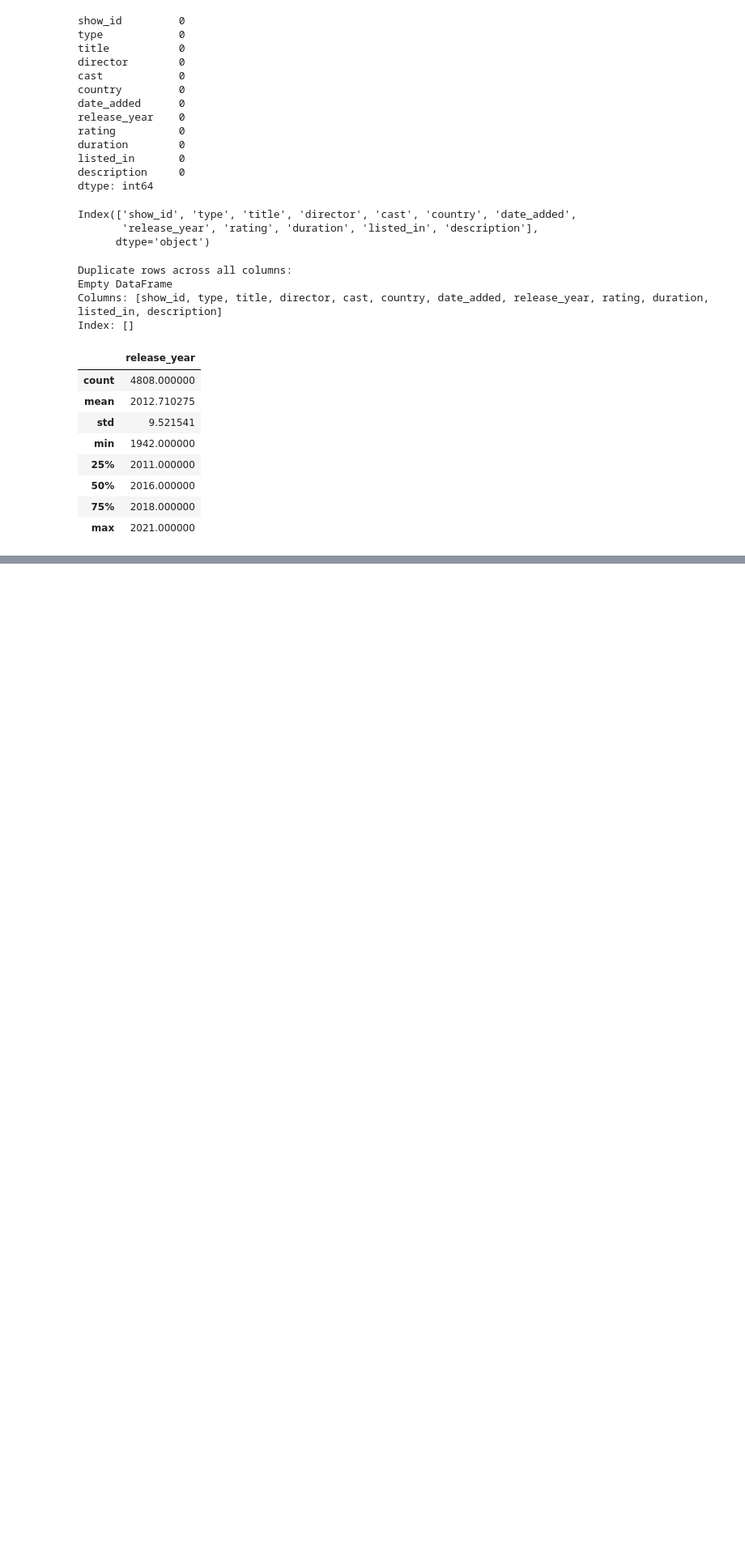
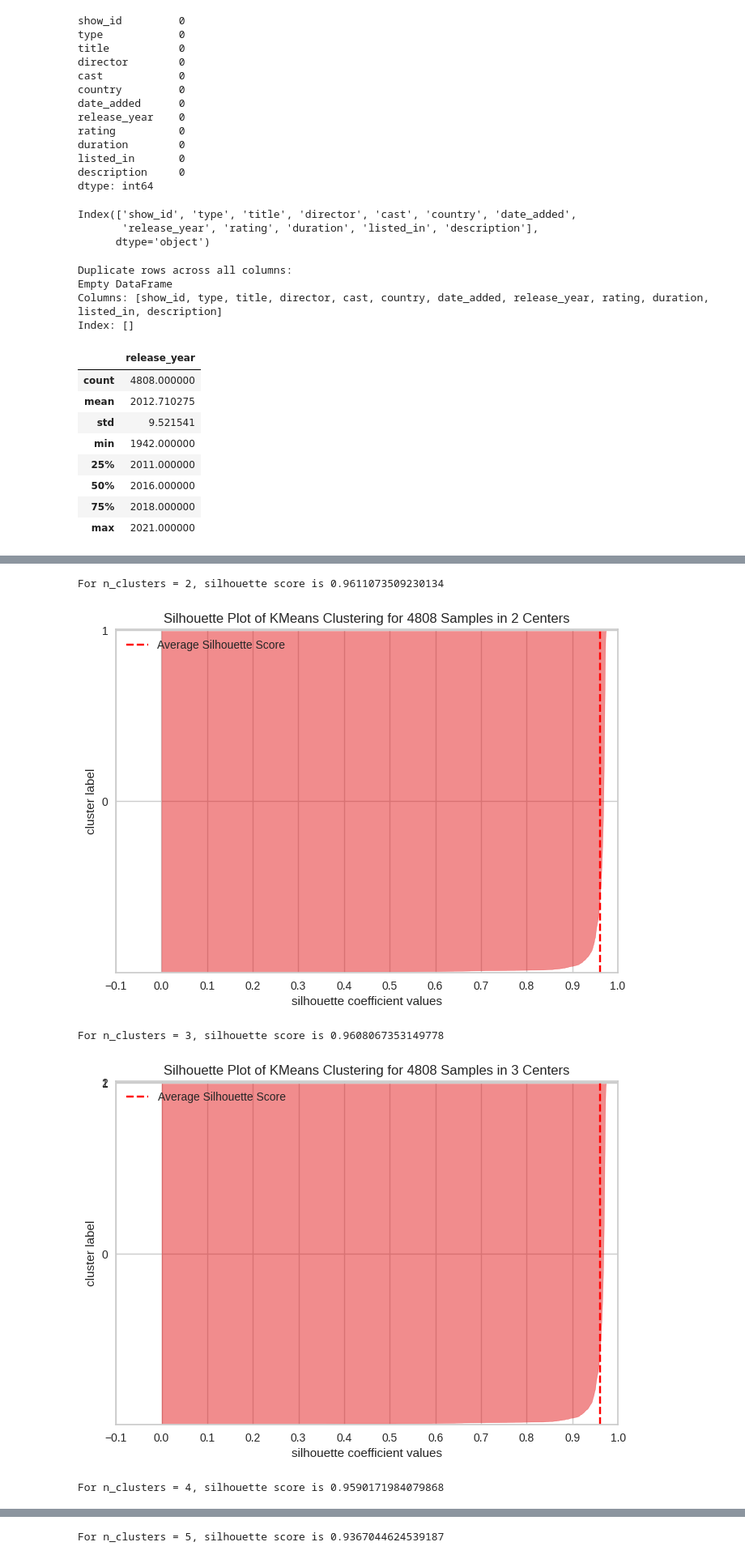
Before and after one commit to SiddharthDNathan/Unsupervised-ML-Netflix-Movies-and-TV-Shows-Clustering, a Jupyter notebook: Unsupervised_ML_Netflix_Movies_and_TV_Shows_Clustering.ipynb, the cells around one changed output, grey strips where cells are left out. Shown at 81% size. Drawn from its saved outputs; the diff is of its cells as text; code cells hidden in the pictures; blank space fills up the shorter version.

```diff
--- a/Unsupervised_ML_Netflix_Movies_and_TV_Shows_Clustering.ipynb
+++ b/Unsupervised_ML_Netflix_Movies_and_TV_Shows_Clustering.ipynb
@@ -193,0 +307,5 @@ df
+# %%
+df.drop(columns = ['date_added','year','duration'], inplace = True)
+# %%
+scaled_array = scaler.fit_transform(df)
+scaled_df = pd.DataFrame(scaled_array, columns=df.columns)
@@ -193,0 +328,2 @@ df
+# %%
+final_df = pd.concat([scaled_df, pca_tfidfdf2], axis=1)
@@ -193,0 +358,22 @@ df
+# %%
+def silhouette_analysis(n):
+  for n_clusters in range(2,n):
+    km = KMeans(n_clusters=n_clusters)
+    preds = km.fit_predict(final_df)
+    centers = km.cluster_centers_
+
+    score = silhouette_score(final_df, preds, metric='euclidean')
+    print('For n_clusters = {}, silhouette score is {}'.format(n_clusters, score))
+
+    visualizer = SilhouetteVisualizer(km)
+
+    visualizer.fit(final_df)
+    visualizer.poof()
+# %%
+silhouette_analysis(20)
+# %% [output]
+For n_clusters = 2, silhouette score is 0.9611073509230134
+[figure, added]
+For n_clusters = 3, silhouette score is 0.9608067353149778
+[figure, added]
+For n_clusters = 4, silhouette score is 0.9590171984079868
@@ -193,0 +381 @@ df
+For n_clusters = 5, silhouette score is 0.9367044624539187
```
Also changed, not shown: parts of 28 cells of this notebook.
